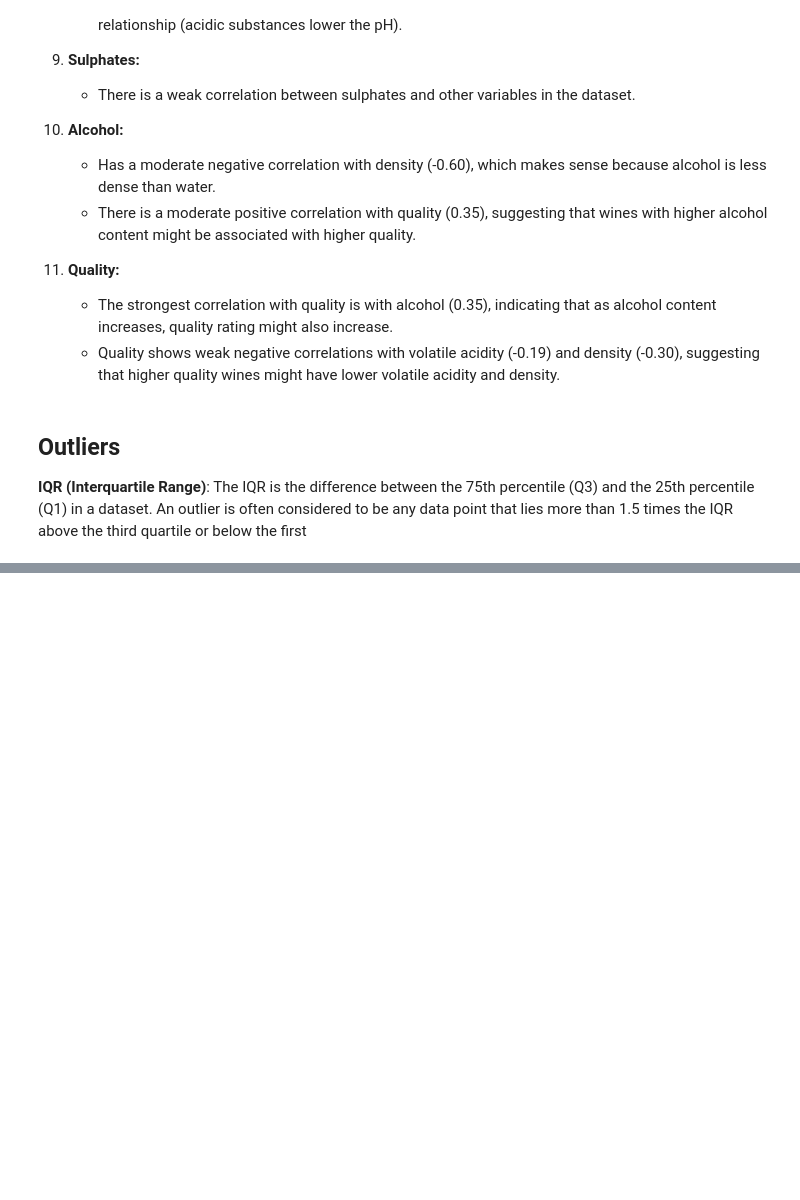
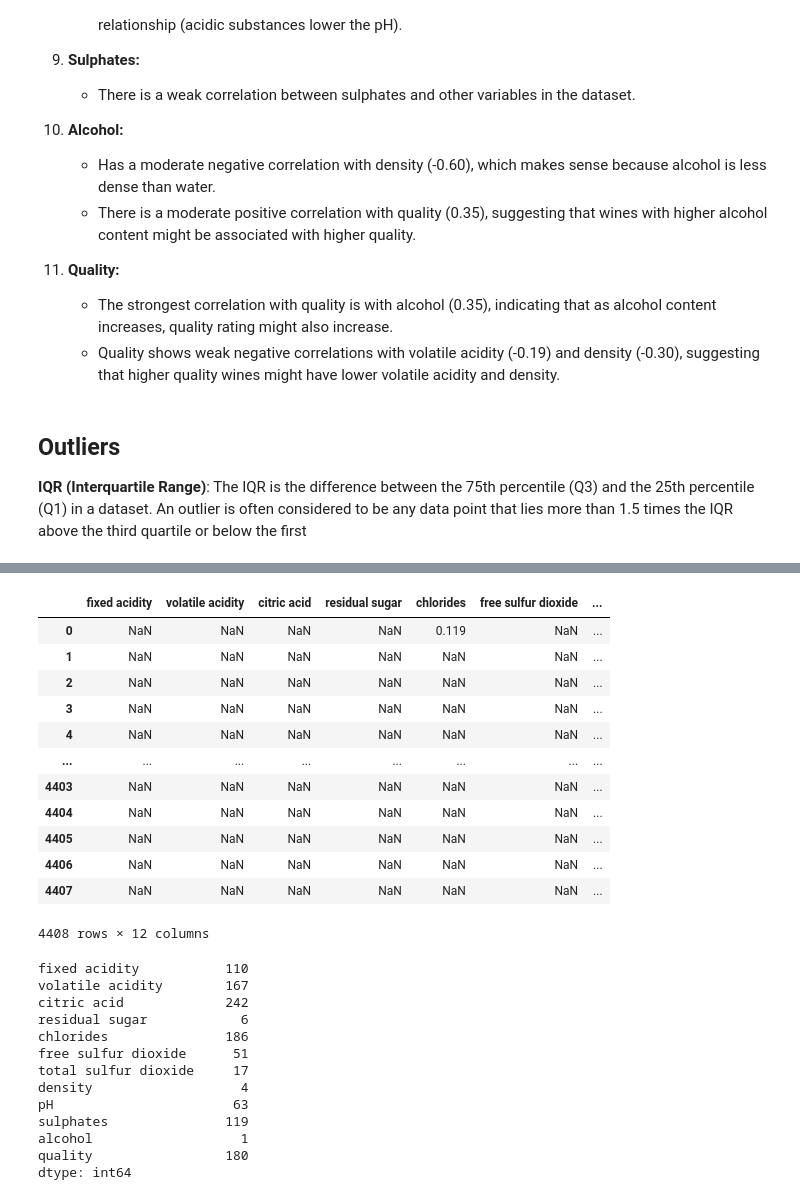
Before and after one commit to hjoaquim/applied-ai, a Jupyter notebook: wine-analysis/exploratory-analysis.ipynb, the cells around one changed output, grey strips where cells are left out. Drawn from its saved outputs; the diff is of its cells as text; code cells hidden in the pictures; blank space fills up the shorter version.

```diff
--- a/wine-analysis/exploratory-analysis.ipynb
+++ b/wine-analysis/exploratory-analysis.ipynb
@@ -214,0 +385,34 @@ outliers.notna().sum()
+# %%
+Q1 = df_white.quantile(0.25)
+Q3 = df_white.quantile(0.75)
+IQR = Q3 - Q1
+outliers = df_white[(df_white < (Q1 - 1.5 * IQR)) | (df_white > (Q3 + 1.5 * IQR))]
+display(outliers)
+display(outliers.notna().sum())
+# %% [output]
+|  | fixed acidity | volatile acidity | citric acid | residual sugar | chlorides | free sulfur dioxide | ... |
+| 0 | NaN | NaN | NaN | NaN | 0.119 | NaN | ... |
+| 1 | NaN | NaN | NaN | NaN | NaN | NaN | ... |
+| 2 | NaN | NaN | NaN | NaN | NaN | NaN | ... |
+| 3 | NaN | NaN | NaN | NaN | NaN | NaN | ... |
+| 4 | NaN | NaN | NaN | NaN | NaN | NaN | ... |
+| ... | ... | ... | ... | ... | ... | ... | ... |
+| 4403 | NaN | NaN | NaN | NaN | NaN | NaN | ... |
+| 4404 | NaN | NaN | NaN | NaN | NaN | NaN | ... |
+| 4405 | NaN | NaN | NaN | NaN | NaN | NaN | ... |
+| 4406 | NaN | NaN | NaN | NaN | NaN | NaN | ... |
+| 4407 | NaN | NaN | NaN | NaN | NaN | NaN | ... |
+4408 rows × 12 columns
+fixed acidity           110
+volatile acidity        167
+citric acid             242
+residual sugar            6
+chlorides               186
+free sulfur dioxide      51
+total sulfur dioxide     17
+density                   4
+pH                       63
+sulphates               119
+alcohol                   1
+quality                 180
+dtype: int64
```
Also changed, not shown: parts of 13 cells of this notebook, 3 other files.
